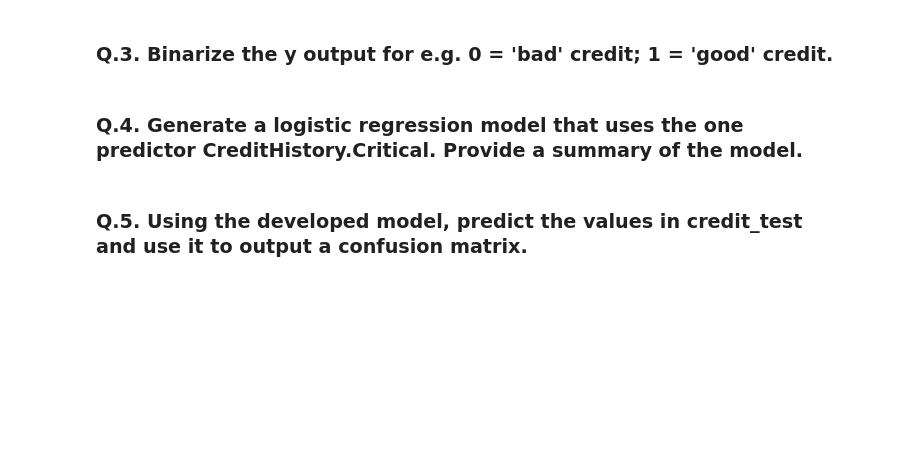
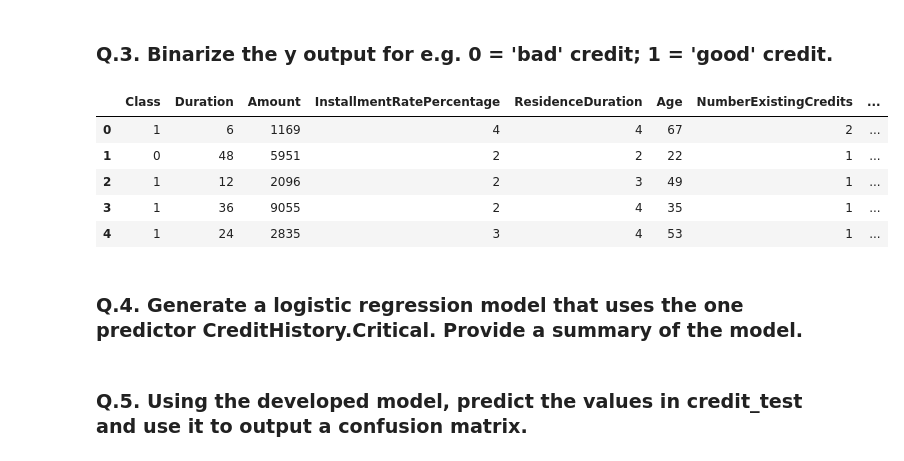
Before and after one commit to rodolfolermacontreras/ML_1_Assignment_3, a Jupyter notebook: ML510-Lesson3_Rodolfo_Lerma.ipynb, the cells around one changed output. Cells and saved outputs as stored; diff of their text form; code cells hidden in the pictures; blank space fills up the shorter version.

```diff
--- a/ML510-Lesson3_Rodolfo_Lerma.ipynb
+++ b/ML510-Lesson3_Rodolfo_Lerma.ipynb
@@ -73,5 +149,15 @@ import seaborn as sn
 # %% [markdown]
 <h3>Q.3. Binarize the y output for e.g. 0 = 'bad' credit; 1 = 'good' credit. </h3>
+# %%
+credit_train.replace(to_replace = ['Good','Bad'], value = ['1','0'], inplace = True)
+credit_train.head()
+# %% [output]
+|  | Class | Duration | Amount | InstallmentRatePercentage | ResidenceDuration | Age | NumberExistingCredits | ... |
+| 0 | 1 | 6 | 1169 | 4 | 4 | 67 | 2 | ... |
+| 1 | 0 | 48 | 5951 | 2 | 2 | 22 | 1 | ... |
+| 2 | 1 | 12 | 2096 | 2 | 3 | 49 | 1 | ... |
+| 3 | 1 | 36 | 9055 | 2 | 4 | 35 | 1 | ... |
+| 4 | 1 | 24 | 2835 | 3 | 4 | 53 | 1 | ... |
 # %% [markdown]
 <h3>Q.4. Generate a logistic regression model that uses the one predictor CreditHistory.Critical. Provide a summary of the model. </h3>
 # %% [markdown]
```
Also changed, not shown: parts of 12 cells of this notebook.
